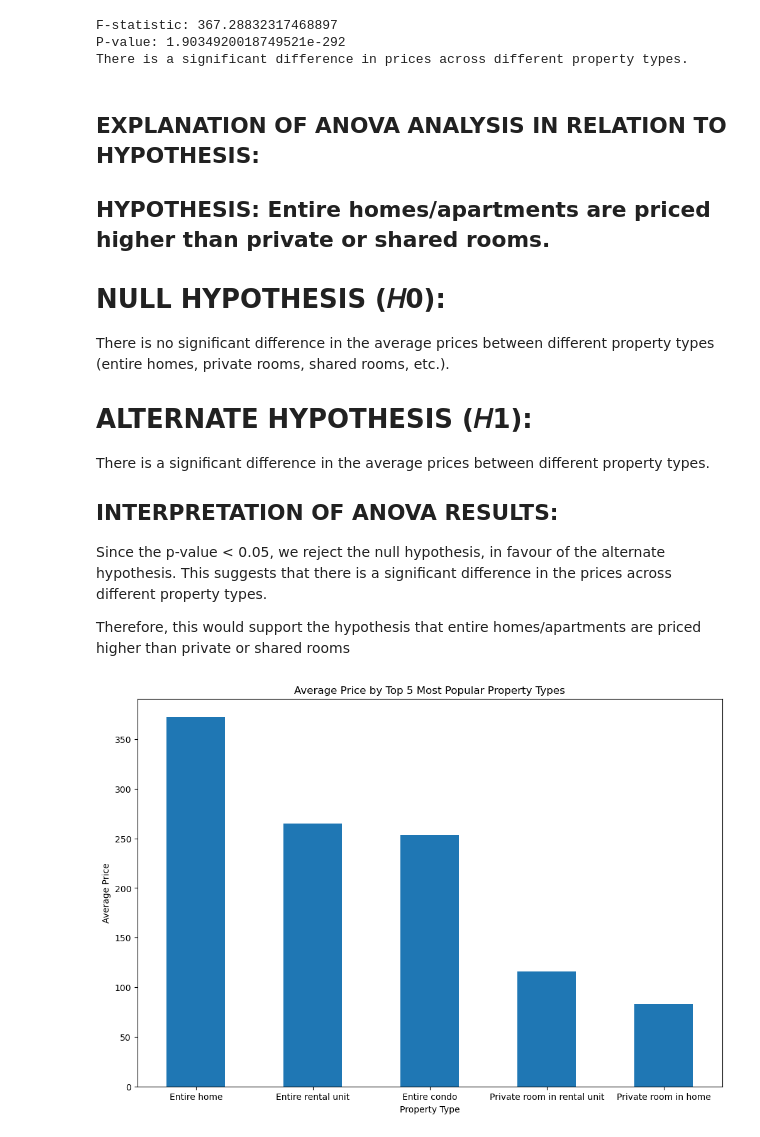
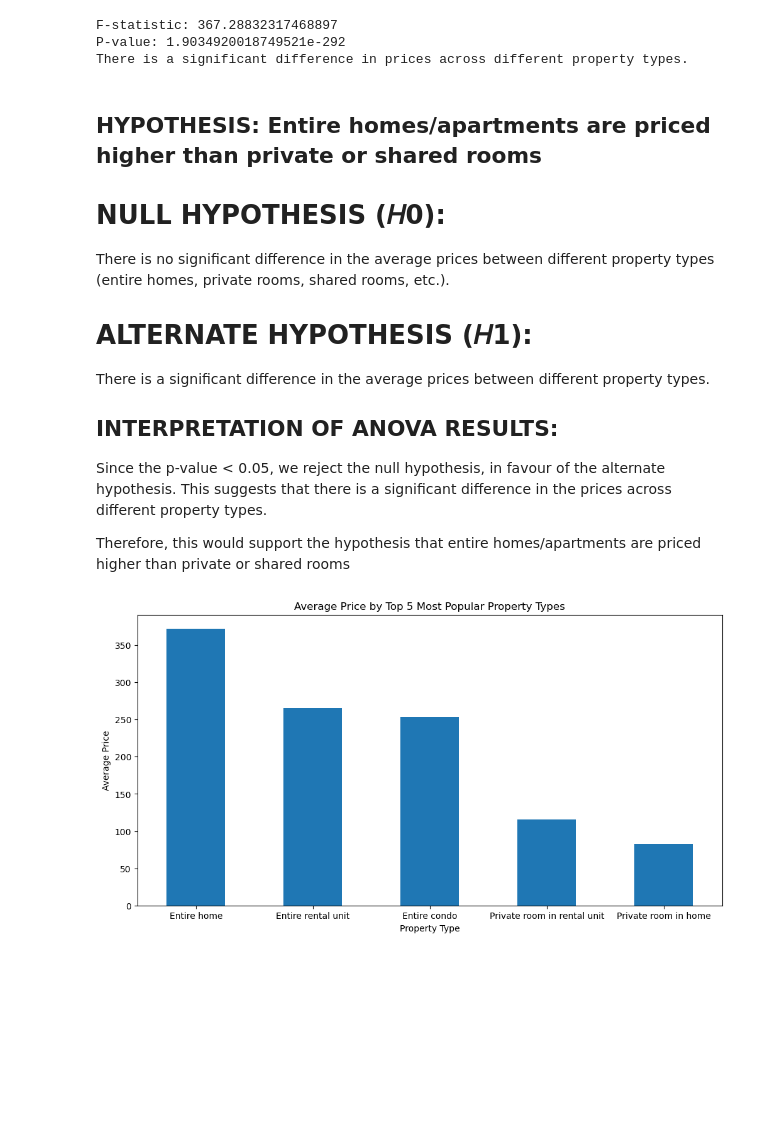
Before and after one commit to lhenry97/Project-1---Group-1, a Jupyter notebook: Property Type & Amenities on Price.ipynb, the cells around one changed output. Drawn from its saved outputs; the diff is of its cells as text; code cells hidden in the pictures; blank space fills up the shorter version.

```diff
--- a/Property Type & Amenities on Price.ipynb
+++ b/Property Type & Amenities on Price.ipynb
@@ -250,9 +274,7 @@ F-statistic: 367.28832317468897
 P-value: 1.9034920018749521e-292
 There is a significant difference in prices across different property types.
 # %% [markdown]
-## EXPLANATION OF ANOVA ANALYSIS IN RELATION TO HYPOTHESIS:
-
-## HYPOTHESIS: Entire homes/apartments are priced higher than private or shared rooms.
+## HYPOTHESIS: Entire homes/apartments are priced higher than private or shared rooms
 
 # NULL HYPOTHESIS (𝐻0):
 There is no significant difference in the average prices between different property types (entire homes, private rooms, shared rooms, etc.).
@@ -272,20 +294,20 @@ Therefore, this would support the hypothesis that entire homes/apartments are pr
 # %%
 # Get the top 5 most popular property types
 top_5_property_types = Melb_Airbnb_df['property_type'].value_counts().nlargest(5).index
 
 # Calculate average price for each of the top 5 property types
 average_prices = Melb_Airbnb_df[Melb_Airbnb_df['property_type'].isin(top_5_property_types)].groupby('property_type')['price'].mean().sort_values(ascending=False)
 
 # Bar chart of average prices by top 5 most popular property types
-plt.figure(figsize=(12, 8))
+plt.figure(figsize=(12, 6))
 average_prices.plot(kind='bar')
 plt.title('Average Price by Top 5 Most Popular Property Types')
 plt.xlabel('Property Type')
 plt.ylabel('Average Price')
 plt.xticks(rotation=0)
 plt.show()
 # %% [output]
-[figure, old version]
+[figure, new version]
 # %%
 ### ANALYSIS FOR VARIABLE 2: Amenities
 # %%
```
Also changed, not shown: parts of 7 cells of this notebook, 1 other file.
